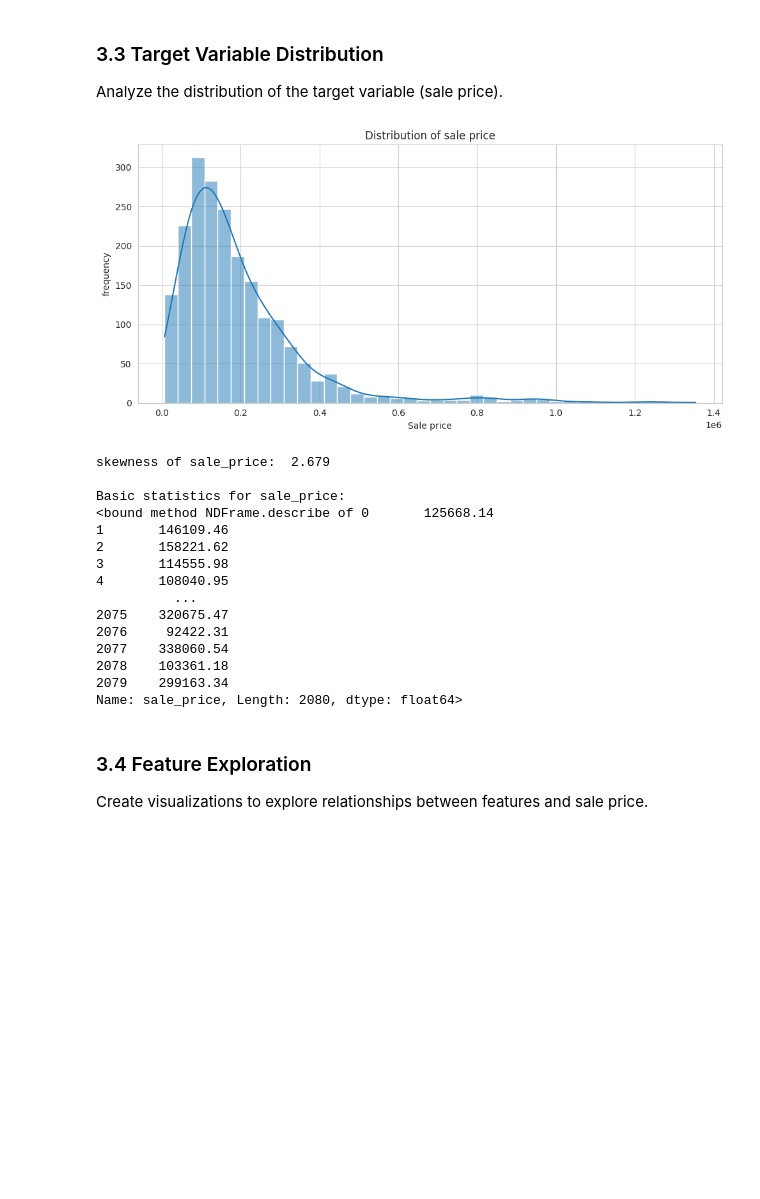
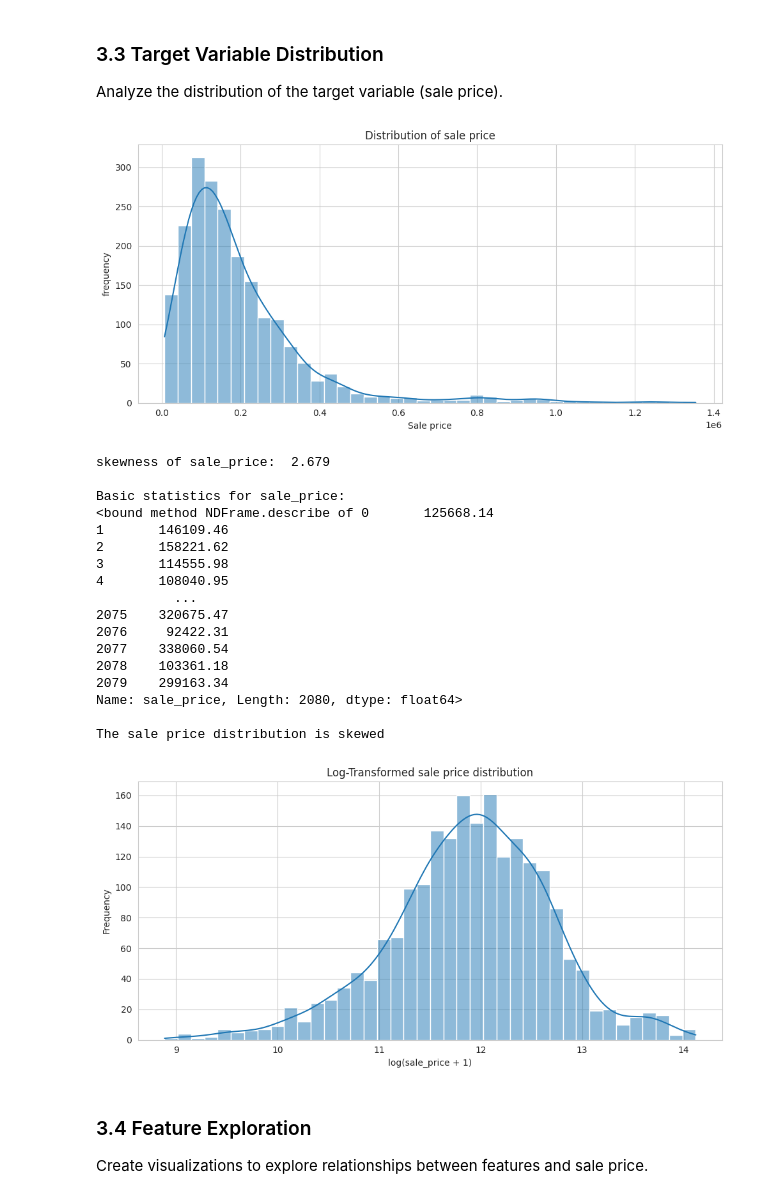
Before and after one commit to LiberteI/Supervised-Learning-Workshop, a Jupyter notebook: deliverable/03_dataset3.ipynb, the cells around one changed output. Saved outputs shown, nothing was run; the diff lists cells and outputs as text; code cells hidden in the pictures; blank space fills up the shorter version.

Commit message:
transformed plot because of skewness

```diff
--- a/deliverable/03_dataset3.ipynb
+++ b/deliverable/03_dataset3.ipynb
@@ -163,33 +163,60 @@ plt.show()
 # ---------------------------------------------------------
 # Skewness tells us if the distribution is:
 # - 0     → symmetric
 # - > 0   → right-skewed (long tail on the right)
 # - < 0   → left-skewed (long tail on the left)
 
 sale_price_skew = skew(df['sale_price'])
 print(f"skewness of sale_price: {sale_price_skew: .3f}")
 
 # display statistics for sale price
 # show mean std quartiles min max
 print("\nBasic statistics for sale_price:")
 print(df['sale_price'].describe)
+
+# use log transformation
+if sale_price_skew > 0.5:
+  # - If skewness > 1 → highly skewed → log transform recommended
+  # - If 0.5 < skewness ≤ 1 → moderately skewed → likely helpful
+  # - If ≤ 0.5 → little skew → no need for log transform
+  print("\nThe sale price distribution is skewed")
+
+  # create a log transformed version of sale price. add +1 to avoid log0 issues
+  df['log_sale_price'] = np.log1p(df['sale_price'])
+
+  # plot the transformed distribution
+  plt.figure(figsize = (10, 5)) # width 10 height 5
+  sns.histplot(df['log_sale_price'], bins = 40, kde = True)
+  plt.title("Log-Transformed sale price distribution")
+
+  plt.xlabel("log(sale_price + 1)")
+  plt.ylabel("Frequency")
+  plt.tight_layout()
+  plt.show()
+
+else :{
+    print("skewness is low. No need to transform")
+}
 # %% [output]
 [figure]
 skewness of sale_price:  2.679
 
 Basic statistics for sale_price:
 <bound method NDFrame.describe of 0       125668.14
 1       146109.46
 2       158221.62
 3       114555.98
 4       108040.95
           ...
 2075    320675.47
 2076     92422.31
 2077    338060.54
 2078    103361.18
 2079    299163.34
 Name: sale_price, Length: 2080, dtype: float64>
+
+The sale price distribution is skewed
+[figure, added]
 # %% [markdown]
 ### 3.4 Feature Exploration
 
```
